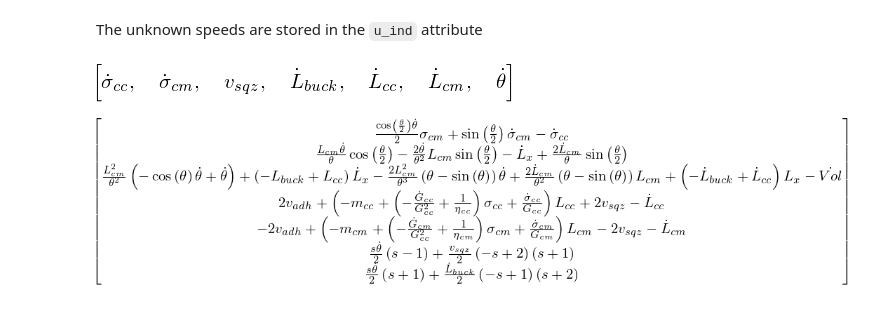
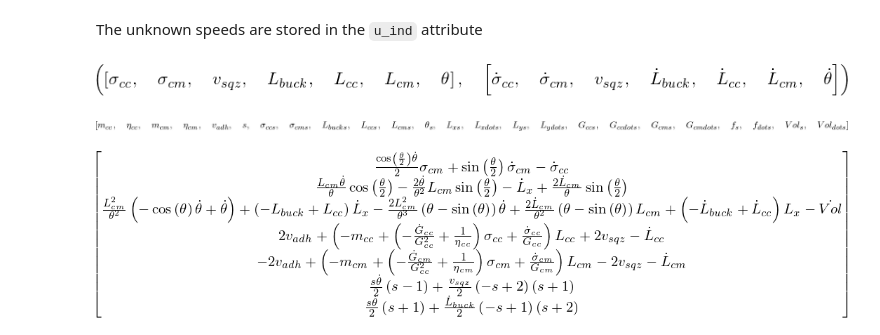
Before and after one commit to DamCB/tyssue, a Jupyter notebook: notebooks/master_20140916.ipynb, the cells around one changed output. Drawn from its saved outputs; the diff is of its cells as text; code cells hidden in the pictures.

```diff
--- a/notebooks/master_20140916.ipynb
+++ b/notebooks/master_20140916.ipynb
@@ -205,11 +218,15 @@ class SymCell:
         self.eq_thetadot_buckling = (self.theta_dot * (s + 1) * s / 2
                                      + self.L_buck_dot * (1 - s) * (2 + s) / 2)
 # %%
-cell = SymCell()
+symcell = SymCell()
 # %% [markdown]
 The unknown speeds are stored in the `u_ind` attribute
-# %%
-cell.ud_ind
-# %% [output]
-[figure, removed]
+# %%
+symcell.u_ind, symcell.ud_ind
+# %% [output]
+[figure, added]
+# %%
+symcell.arguments
+# %% [output]
+[figure, added]
 # %%
```
Also changed, not shown: parts of 19 cells of this notebook, 1 other file.
